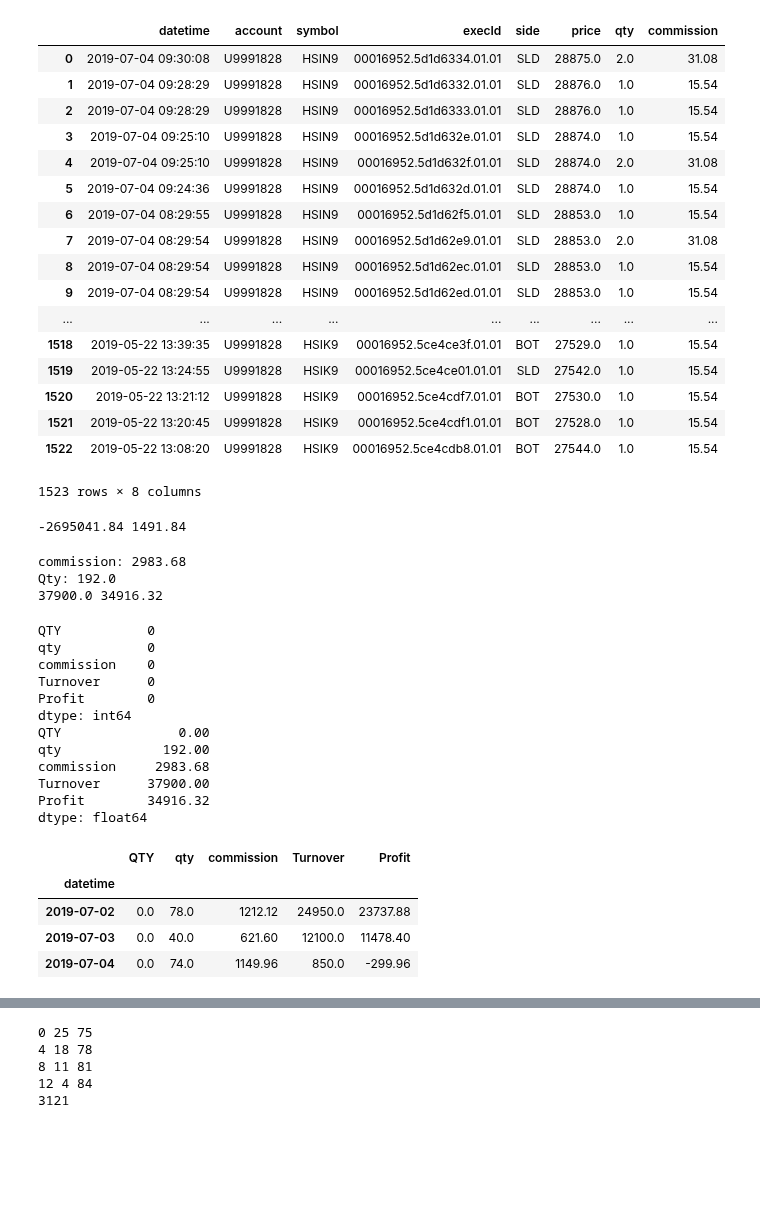
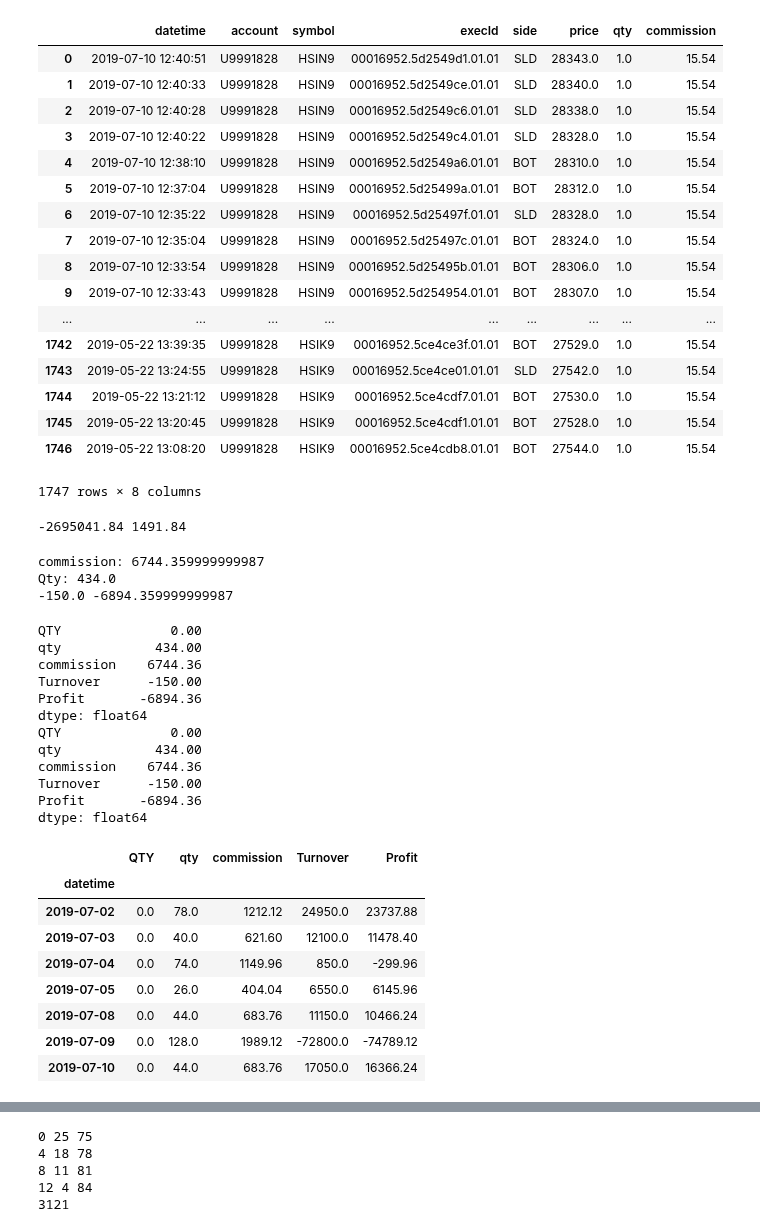
Before and after one commit to che7611/test2, a Jupyter notebook: IB.ipynb, the cells around one changed output, grey strips where cells are left out. Drawn from its saved outputs; the diff is of its cells as text; code cells hidden in the pictures; blank space fills up the shorter version.

```diff
--- a/IB.ipynb
+++ b/IB.ipynb
@@ -69,32 +29,33 @@ Name: dateTime, Length: 2311, dtype: object
 # %%
 from KRData.IBData import IBData
-ib = IBData('krdata','kairuitouzi',host=db_host)
+# ib = IBData('krdata','kairuitouzi',host=db_host)
+ib=IBData()
 data = ib.get_trade_records(start='2019-3-1')  # 不填参数获取全部交易记录
 
 # dt1=ib.get_trade_records(contract='HSIG9')
 # dt1=ib.get_trade_records(contract='HSIH9',start='2019/3/1')
 dt1=ib.get_trade_records(start='2019-05-22 13:08:20')
 # dt1=ib.get_trade_records(contract = 'HSIF9',start='2019/1/1',end='2019/1/19')
 dt1
 # %% [output]
 |  | datetime | account | symbol | execId | side | price | qty | commission |
-| 0 | 2019-07-04 09:30:08 | U9991828 | HSIN9 | 00016952.5d1d6334.01.01 | SLD | 28875.0 | 2.0 | 31.08 |
-| 1 | 2019-07-04 09:28:29 | U9991828 | HSIN9 | 00016952.5d1d6332.01.01 | SLD | 28876.0 | 1.0 | 15.54 |
-| 2 | 2019-07-04 09:28:29 | U9991828 | HSIN9 | 00016952.5d1d6333.01.01 | SLD | 28876.0 | 1.0 | 15.54 |
-| 3 | 2019-07-04 09:25:10 | U9991828 | HSIN9 | 00016952.5d1d632e.01.01 | SLD | 28874.0 | 1.0 | 15.54 |
-| 4 | 2019-07-04 09:25:10 | U9991828 | HSIN9 | 00016952.5d1d632f.01.01 | SLD | 28874.0 | 2.0 | 31.08 |
-| 5 | 2019-07-04 09:24:36 | U9991828 | HSIN9 | 00016952.5d1d632d.01.01 | SLD | 28874.0 | 1.0 | 15.54 |
-| 6 | 2019-07-04 08:29:55 | U9991828 | HSIN9 | 00016952.5d1d62f5.01.01 | SLD | 28853.0 | 1.0 | 15.54 |
-| 7 | 2019-07-04 08:29:54 | U9991828 | HSIN9 | 00016952.5d1d62e9.01.01 | SLD | 28853.0 | 2.0 | 31.08 |
-| 8 | 2019-07-04 08:29:54 | U9991828 | HSIN9 | 00016952.5d1d62ec.01.01 | SLD | 28853.0 | 1.0 | 15.54 |
-| 9 | 2019-07-04 08:29:54 | U9991828 | HSIN9 | 00016952.5d1d62ed.01.01 | SLD | 28853.0 | 1.0 | 15.54 |
+| 0 | 2019-07-10 12:40:51 | U9991828 | HSIN9 | 00016952.5d2549d1.01.01 | SLD | 28343.0 | 1.0 | 15.54 |
+| 1 | 2019-07-10 12:40:33 | U9991828 | HSIN9 | 00016952.5d2549ce.01.01 | SLD | 28340.0 | 1.0 | 15.54 |
+| 2 | 2019-07-10 12:40:28 | U9991828 | HSIN9 | 00016952.5d2549c6.01.01 | SLD | 28338.0 | 1.0 | 15.54 |
+| 3 | 2019-07-10 12:40:22 | U9991828 | HSIN9 | 00016952.5d2549c4.01.01 | SLD | 28328.0 | 1.0 | 15.54 |
+| 4 | 2019-07-10 12:38:10 | U9991828 | HSIN9 | 00016952.5d2549a6.01.01 | BOT | 28310.0 | 1.0 | 15.54 |
+| 5 | 2019-07-10 12:37:04 | U9991828 | HSIN9 | 00016952.5d25499a.01.01 | BOT | 28312.0 | 1.0 | 15.54 |
+| 6 | 2019-07-10 12:35:22 | U9991828 | HSIN9 | 00016952.5d25497f.01.01 | SLD | 28328.0 | 1.0 | 15.54 |
+| 7 | 2019-07-10 12:35:04 | U9991828 | HSIN9 | 00016952.5d25497c.01.01 | BOT | 28324.0 | 1.0 | 15.54 |
+| 8 | 2019-07-10 12:33:54 | U9991828 | HSIN9 | 00016952.5d25495b.01.01 | BOT | 28306.0 | 1.0 | 15.54 |
+| 9 | 2019-07-10 12:33:43 | U9991828 | HSIN9 | 00016952.5d254954.01.01 | BOT | 28307.0 | 1.0 | 15.54 |
 | ... | ... | ... | ... | ... | ... | ... | ... | ... |
-| 1518 | 2019-05-22 13:39:35 | U9991828 | HSIK9 | 00016952.5ce4ce3f.01.01 | BOT | 27529.0 | 1.0 | 15.54 |
-| 1519 | 2019-05-22 13:24:55 | U9991828 | HSIK9 | 00016952.5ce4ce01.01.01 | SLD | 27542.0 | 1.0 | 15.54 |
-| 1520 | 2019-05-22 13:21:12 | U9991828 | HSIK9 | 00016952.5ce4cdf7.01.01 | BOT | 27530.0 | 1.0 | 15.54 |
-| 1521 | 2019-05-22 13:20:45 | U9991828 | HSIK9 | 00016952.5ce4cdf1.01.01 | BOT | 27528.0 | 1.0 | 15.54 |
-| 1522 | 2019-05-22 13:08:20 | U9991828 | HSIK9 | 00016952.5ce4cdb8.01.01 | BOT | 27544.0 | 1.0 | 15.54 |
+| 1742 | 2019-05-22 13:39:35 | U9991828 | HSIK9 | 00016952.5ce4ce3f.01.01 | BOT | 27529.0 | 1.0 | 15.54 |
+| 1743 | 2019-05-22 13:24:55 | U9991828 | HSIK9 | 00016952.5ce4ce01.01.01 | SLD | 27542.0 | 1.0 | 15.54 |
+| 1744 | 2019-05-22 13:21:12 | U9991828 | HSIK9 | 00016952.5ce4cdf7.01.01 | BOT | 27530.0 | 1.0 | 15.54 |
+| 1745 | 2019-05-22 13:20:45 | U9991828 | HSIK9 | 00016952.5ce4cdf1.01.01 | BOT | 27528.0 | 1.0 | 15.54 |
+| 1746 | 2019-05-22 13:08:20 | U9991828 | HSIK9 | 00016952.5ce4cdb8.01.01 | BOT | 27544.0 | 1.0 | 15.54 |
-1523 rows × 8 columns
+1747 rows × 8 columns
 # %%
 dt1['QTY']=dt1.apply(lambda x:x.qty if x.side=='BOT'else -x.qty,axis=1)
 profit=sum(dt1['QTY']*dt1['price'])*-50-sum(dt1.commission)
@@ -122,9 +83,9 @@ if qty:
 else:
     print(-vv*50,-vv*50-comm)
 # %% [output]
-commission: 2983.68
-Qty: 192.0
-37900.0 34916.32
+commission: 6744.359999999987
+Qty: 434.0
+-150.0 -6894.359999999987
 # %%
 calc={
 'QTY':sum,
@@ -136,21 +97,21 @@ calc={
 dt2=dt1.set_index('datetime',drop=True).resample('B').agg(calc)
 (dt2[:'2019-06-25'].Turnover.sum(),dt2[:'2019-06-25'].commission.sum(),dt2[:'2019-06-25'].Profit.sum())
 # dt2[:'2019-06-19']
-print(dt2[:'2019-06-30'].agg(calc))
+print(dt2[:'2019-07-30'].agg(calc))
 print(dt2.agg(calc))
 # %% [output]
-QTY           0
-qty           0
-commission    0
-Turnover      0
-Profit        0
-dtype: int64
-QTY               0.00
-qty             192.00
-commission     2983.68
-Turnover      37900.00
-Profit        34916.32
+QTY              0.00
+qty            434.00
+commission    6744.36
+Turnover      -150.00
+Profit       -6894.36
 dtype: float64
+QTY              0.00
+qty            434.00
+commission    6744.36
+Turnover      -150.00
+Profit       -6894.36
+dtype: float64
 # %%
 dt2
 # %% [output]
@@ -159,6 +120,10 @@ dt2
 | 2019-07-02 | 0.0 | 78.0 | 1212.12 | 24950.0 | 23737.88 |
 | 2019-07-03 | 0.0 | 40.0 | 621.60 | 12100.0 | 11478.40 |
 | 2019-07-04 | 0.0 | 74.0 | 1149.96 | 850.0 | -299.96 |
+| 2019-07-05 | 0.0 | 26.0 | 404.04 | 6550.0 | 6145.96 |
+| 2019-07-08 | 0.0 | 44.0 | 683.76 | 11150.0 | 10466.24 |
+| 2019-07-09 | 0.0 | 128.0 | 1989.12 | -72800.0 | -74789.12 |
+| 2019-07-10 | 0.0 | 44.0 | 683.76 | 17050.0 | 16366.24 |
 # %%
 dt1
 # %% [output]
```
Also changed, not shown: parts of 4 cells of this notebook, 3 other files.
